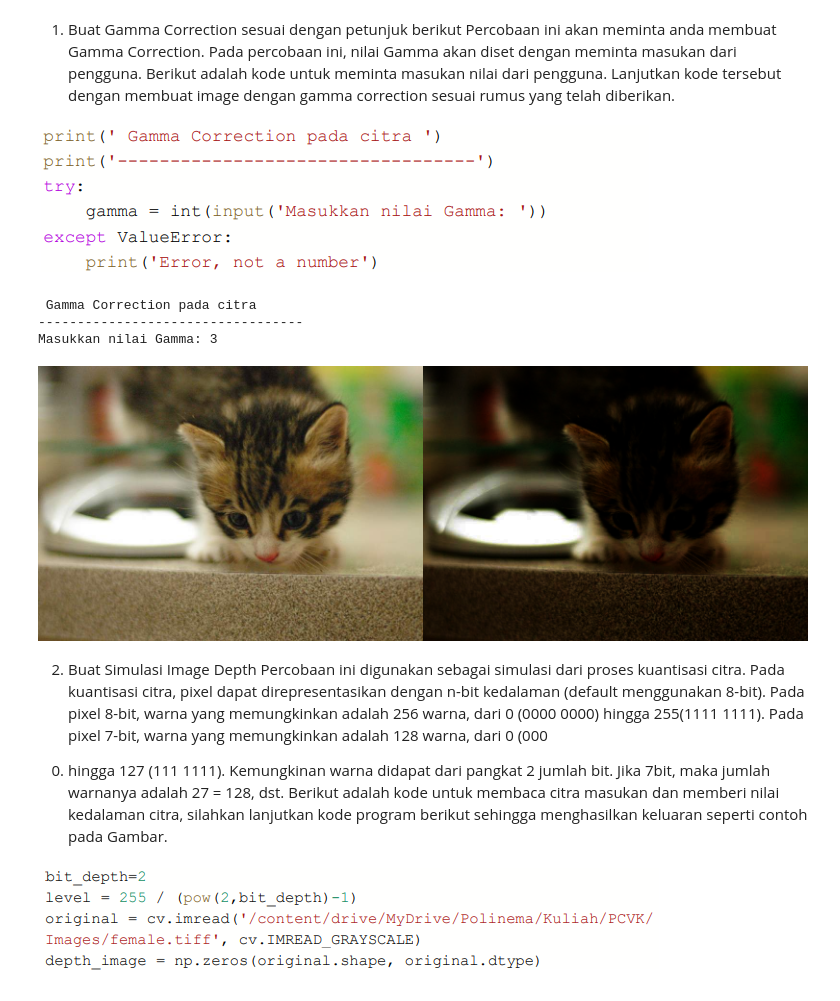
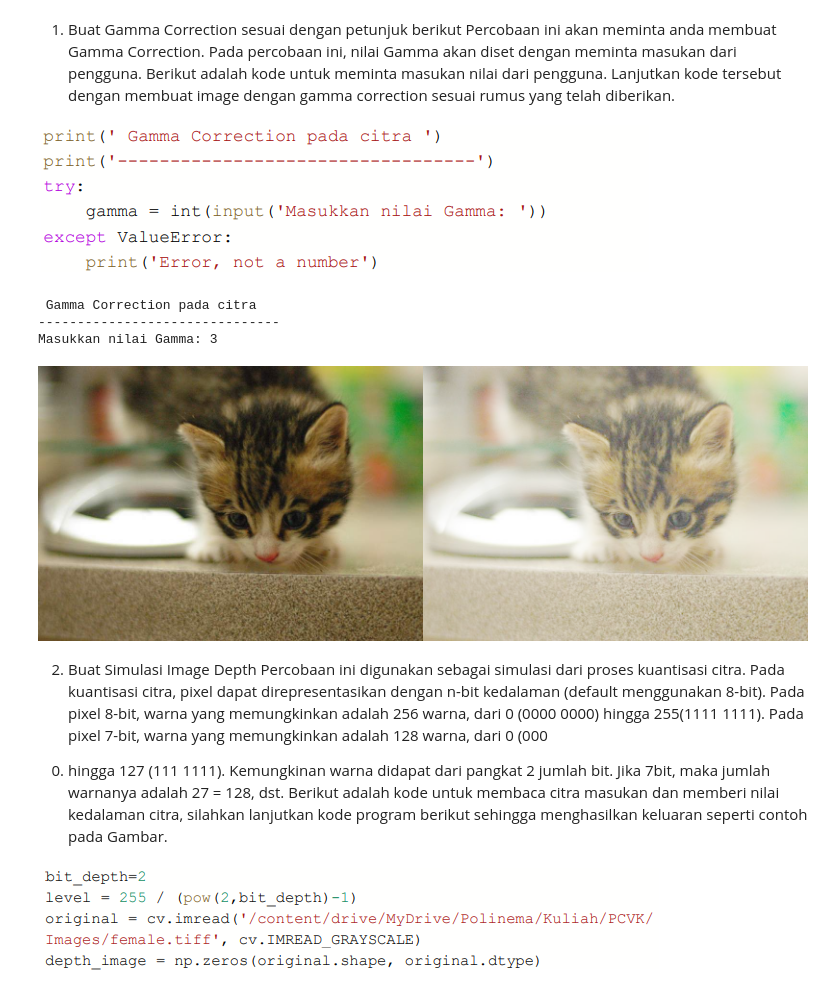
Before and after one commit to gabrieldimas/pcvk-study-2023, a Jupyter notebook: Week5.ipynb, the cells around one changed output. Drawn from its saved outputs; the diff is of its cells as text; code cells hidden in the pictures.

```diff
--- a/Week5.ipynb
+++ b/Week5.ipynb
@@ -22,25 +22,29 @@ meminta masukan nilai dari pengguna. Lanjutkan kode tersebut dengan membuat imag
 dengan gamma correction sesuai rumus yang telah diberikan.
 
 ![image.png](embedded-picture-1)
-# %%
-image = cv.imread('/content/drive/MyDrive/Kuliah/PCVK/assets/catto.jfif')
-print(' Gamma Correction pada citra ')
-print('----------------------------------')
-try:
- gamma = int(input('Masukkan nilai Gamma: '))
-except ValueError:
- print('Error, not a number')
-
-gamma_corrected = np.power(image / 255.0, gamma)
-gamma_corrected = (gamma_corrected * 255).astype(np.uint8)
-
-gamma_ccat = cv.hconcat((image,gamma_corrected))
-cv2_imshow(gamma_ccat)
-# %% [output]
- Gamma Correction pada citra
-----------------------------------
-Masukkan nilai Gamma: 3
-[figure, removed]
+# %%
+print(' Gamma Correction pada citra ')
+print('-------------------------------')
+try:
+ gamma = int(input('Masukkan nilai Gamma: '))
+except ValueError:
+ print('Error, not a number')
+
+original = cv.imread('/content/drive/MyDrive/Kuliah/PCVK/assets/catto.jfif')
+gamma_image = np.zeros(original.shape, original.dtype)
+
+for y in range(original.shape[0]):
+  for x in range(original.shape[1]):
+    for c in range(original.shape[2]):
+      gamma_image[y,x,c] = np.clip(255 * pow  (original[y,x,c] / 255, (1 / gamma)), 0, 255)
+
+final_frame = cv.hconcat((original, gamma_image))
+cv2_imshow(final_frame)
+# %% [output]
+ Gamma Correction pada citra
+-------------------------------
+Masukkan nilai Gamma: 3
+[figure, added]
 # %% [markdown]
 2. Buat Simulasi Image Depth
 Percobaan ini digunakan sebagai simulasi dari proses kuantisasi citra. Pada kuantisasi citra,
```
Also changed, not shown: parts of 9 cells of this notebook.
